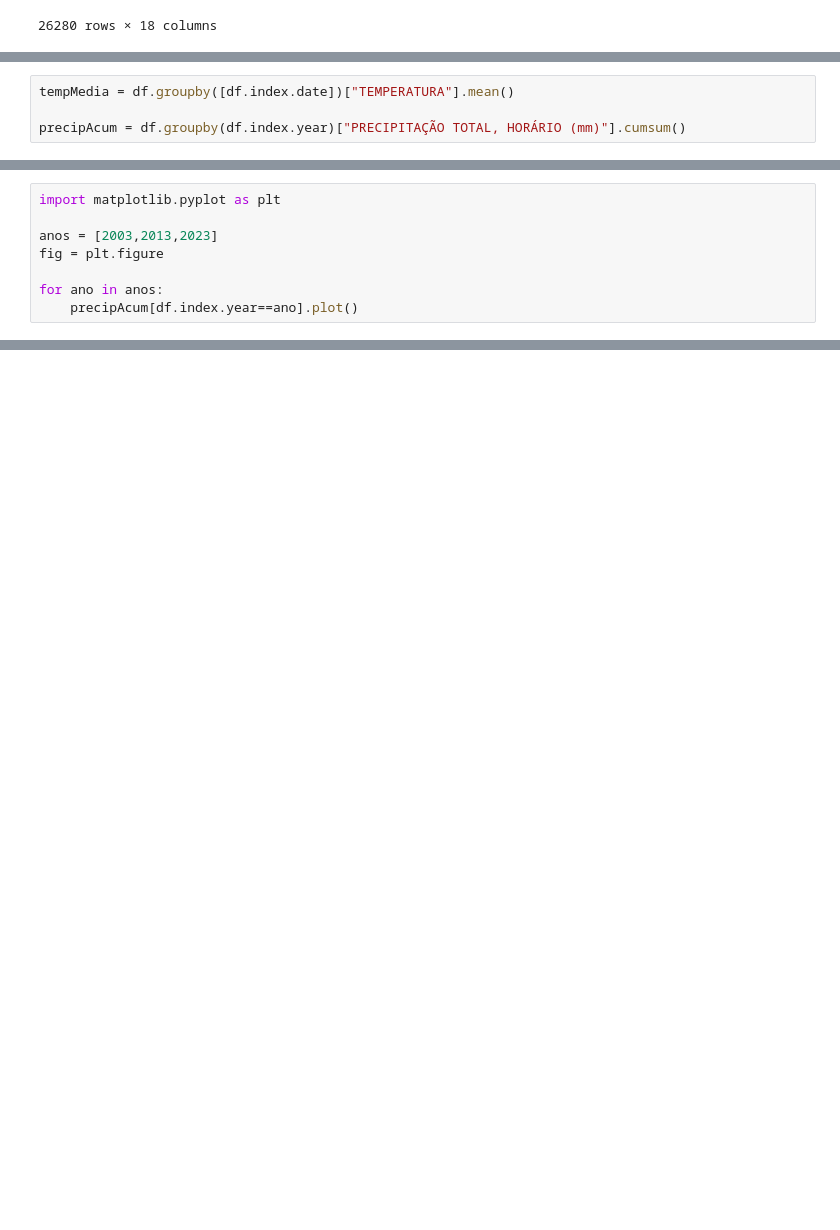
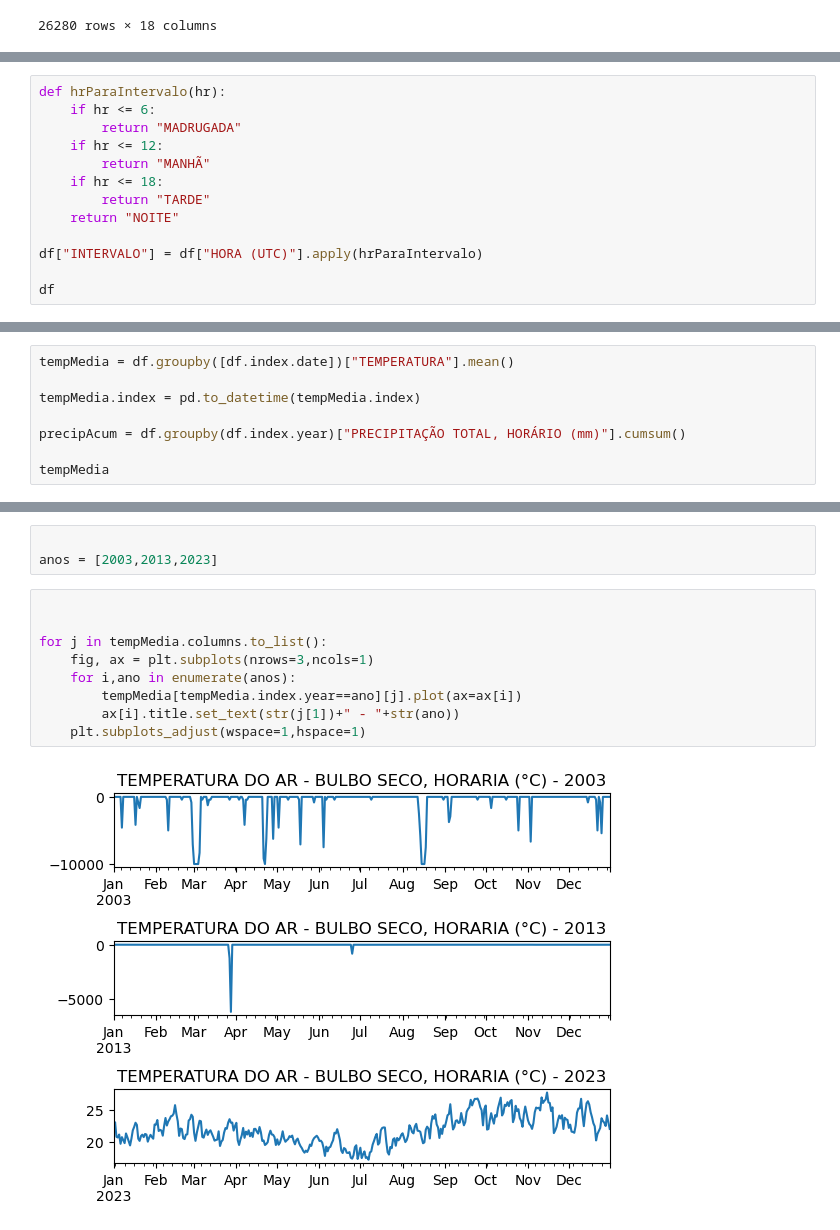
Before and after one commit to AllanaCampos/Python_Basico, a Jupyter notebook: Gabriel/P009/IP-P009.ipynb, the cells around one changed output, grey strips where cells are left out. Saved outputs shown, nothing was run; the diff lists cells and outputs as text; blank space fills up the shorter version.

```diff
--- a/Gabriel/P009/IP-P009.ipynb
+++ b/Gabriel/P009/IP-P009.ipynb
@@ -85,0 +98,13 @@ df
+# %%
+def hrParaIntervalo(hr):
+    if hr <= 6:
+        return "MADRUGADA"
+    if hr <= 12:
+        return "MANHÃ"
+    if hr <= 18:
+        return "TARDE"
+    return "NOITE"
+
+df["INTERVALO"] = df["HORA (UTC)"].apply(hrParaIntervalo)
+
+df
@@ -86,4 +127,8 @@ df
 # %%
 tempMedia = df.groupby([df.index.date])["TEMPERATURA"].mean()
 
+tempMedia.index = pd.to_datetime(tempMedia.index)
+
 precipAcum = df.groupby(df.index.year)["PRECIPITAÇÃO TOTAL, HORÁRIO (mm)"].cumsum()
+
+tempMedia
@@ -110,8 +149,0 @@ DatetimeIndex(['2003-01-01', '2003-01-01', '2003-01-01', '2003-01-01',
-# %%
-import matplotlib.pyplot as plt
-
-anos = [2003,2013,2023]
-fig = plt.figure
-
-for ano in anos:
-    precipAcum[df.index.year==ano].plot()
@@ -119,0 +154,14 @@ for ano in anos:
+# %%
+
+anos = [2003,2013,2023]
+# %%
+
+
+for j in tempMedia.columns.to_list():
+    fig, ax = plt.subplots(nrows=3,ncols=1)
+    for i,ano in enumerate(anos):
+        tempMedia[tempMedia.index.year==ano][j].plot(ax=ax[i])
+        ax[i].title.set_text(str(j[1])+" - "+str(ano))
+    plt.subplots_adjust(wspace=1,hspace=1)
+# %% [output]
+[figure, added]
```
Also changed, not shown: parts of 17 cells of this notebook.
